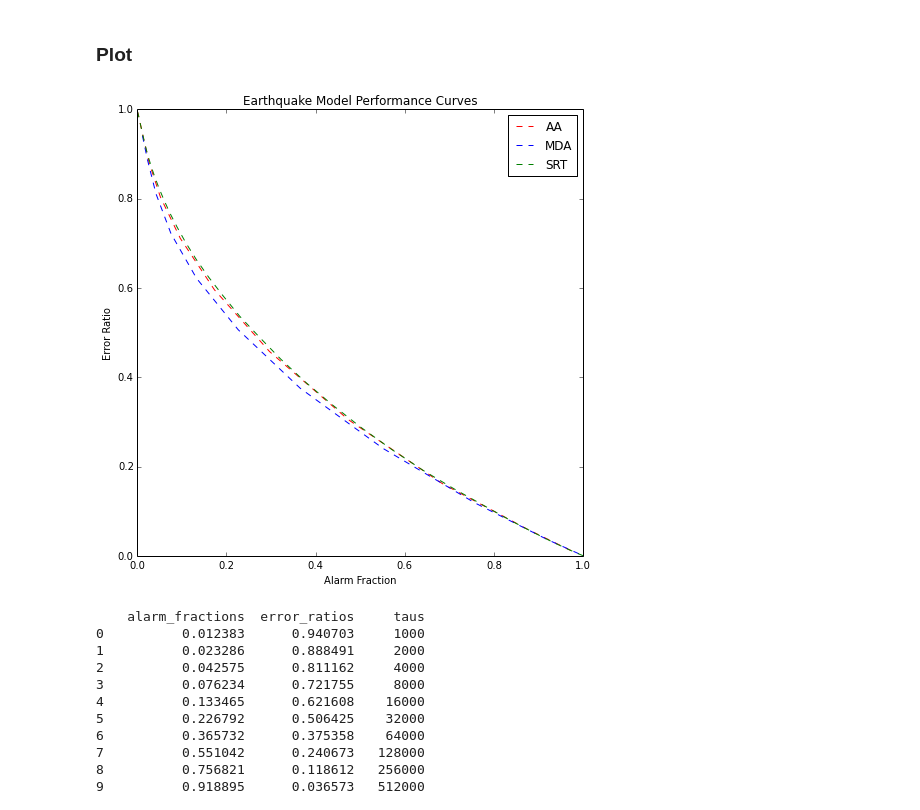
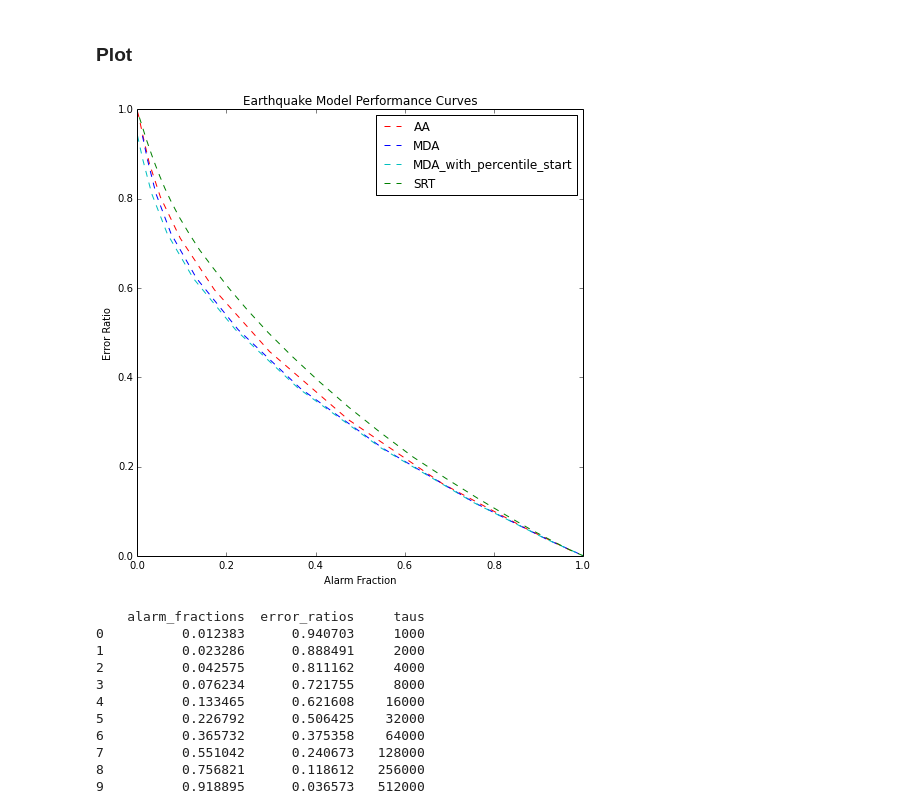
Before and after one commit to AlvinYuan/analyzers, a Jupyter notebook: notebooks/CS294.ipynb, the cells around one changed output. Cells and saved outputs as stored; diff of their text form; code cells hidden in the pictures.

Commit message:
add simple percentile based start offset function

```diff
--- a/notebooks/CS294.ipynb
+++ b/notebooks/CS294.ipynb
@@ -120,10 +145,21 @@ Basic MDA model (tau*u^mag)
 Returns a Nx2 matrix, where each row is a (start, end) datetime pair
     representing the alarm for a particular event (N events total).
 """
-def mda(event_times, event_magnitudes, tau=700, u=4):
-    start_offsets = immediate_start_offsets(event_times.shape[0])
+def mda_with_percentile_start(event_times, event_magnitudes, tau=700, u=4):
+    start_offsets = percentile_based_start_offsets(event_times)
 
     # MDA
     stop_offsets = SMALLEST_TIMEDELTA * np.floor( tau * np.power(u, event_magnitudes) )
 
     return alarms_from_offsets(event_times, start_offsets, stop_offsets)
+# %%
+"""
+Basic MDA model with percentile_based start offsets
+"""
+def mda(event_times, event_magnitudes, tau=700, u=4):
+    start_offsets = immediate_start_offsets(event_times.shape[0])
+
+    # MDA
+    stop_offsets = SMALLEST_TIMEDELTA * np.floor( tau * np.power(u, event_magnitudes) )
+
+    return alarms_from_offsets(event_times, start_offsets, stop_offsets)
@@ -284,0 +322,23 @@ Wall time: 215 ms
+# %%
+%%time
+"""
+MDA with percentile start offset
+"""
+# Format data
+event_times = np.matrix(training["datetime"].values).getT()
+event_magnitudes = np.matrix(training["MAG"].values).getT()
+
+# Training: tune u
+# TODO: fill in
+
+# Evaluation
+# Compute alarm_fractions and error_ratios for mda by varying tau
+mda_taus2 = [1000 * 2**i for i in range(14)]
+mda_alarm_fractions2 = []
+mda_error_ratios2 = []
+
+for tau in mda_taus2:
+    mda_alarms = mda_with_percentile_start(event_times, event_magnitudes, tau)
+    predicted, time_contributions = process_alarms(event_times, mda_alarms)
+    mda_alarm_fractions2.append(alarm_fraction(event_times, time_contributions))
+    mda_error_ratios2.append(error_ratio(predicted))
@@ -329,7 +392,7 @@ rt_multipliers = [.8 ** i for i in range(150)]
 rt_alarm_fractions = []
 rt_error_ratios = []
 
-for multiplier in srt_multipliers:
+for multiplier in rt_multipliers:
     alarm_model = convert_time_prediction_model_to_alarm_model(rt_model, simple_alarm_func_generator(multiplier))
     rt_alarms = alarm_model(testing_matrix, event_times)
     predicted, time_contributions = process_alarms(event_times, rt_alarms)
@@ -361,23 +424,24 @@ display_tree(rt_model)
 # %%
 """
 Plot the commonly used chart
 Based off HW1 precision vs. recall plot
 """
 import pylab
 %matplotlib inline
 pylab.figure(figsize=(8,8))
 pylab.title("Earthquake Model Performance Curves")
 pylab.xlabel("Alarm Fraction")
 pylab.ylabel("Error Ratio")
 pylab.xlim([0,1])
 pylab.ylim([0,1])
 pylab.plot(aa_alarm_fractions, aa_error_ratios,'r--', label="AA")
 pylab.plot(mda_alarm_fractions, mda_error_ratios, 'b--', label="MDA")
-pylab.plot(srt_alarm_fractions, srt_error_ratios, 'g--', label="SRT")
+pylab.plot(mda_alarm_fractions2, mda_error_ratios2, 'c--', label="MDA_with_percentile_start")
+pylab.plot(rt_alarm_fractions, rt_error_ratios, 'g--', label="SRT")
 pylab.legend()
 pylab.show()
 # %% [output]
-[figure, old version]
+[figure, new version]
 # %%
 """
 Sanity check
```
Also changed, not shown: parts of 18 cells of this notebook.
